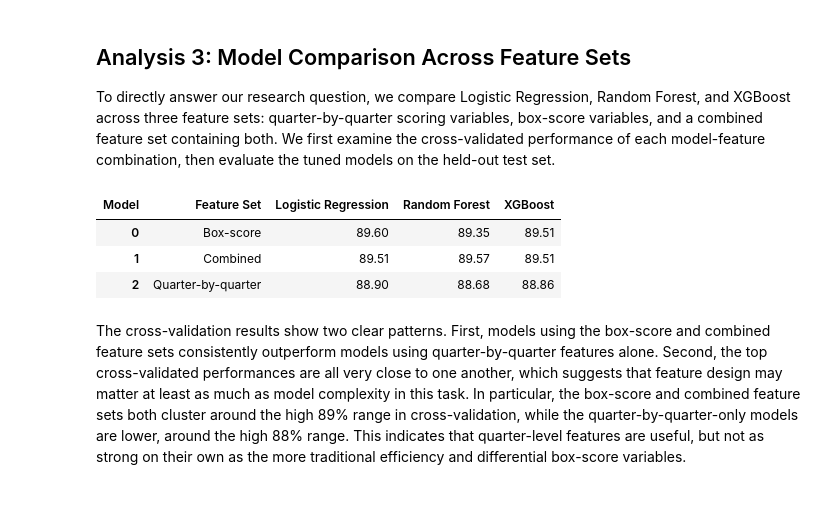
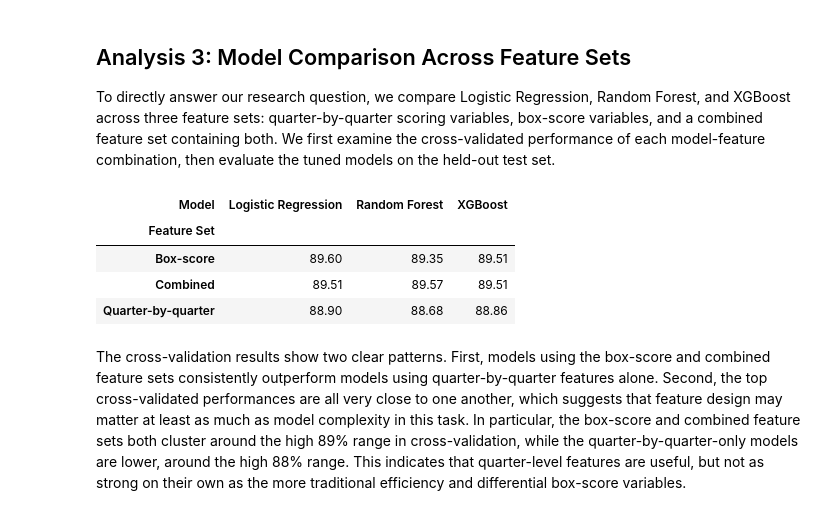
Before and after one commit to COGS108/Group064_WI26, a Jupyter notebook: 03-FinalProject.ipynb, the cells around one changed output. Drawn from its saved outputs; the diff is of its cells as text; code cells hidden in the pictures.

```diff
--- a/03-FinalProject.ipynb
+++ b/03-FinalProject.ipynb
@@ -1100,13 +1100,22 @@ Overall, Quarter-by-quarter scoring variables clearly matter, but they seem to w
 ## Analysis 3: Model Comparison Across Feature Sets
 
 To directly answer our research question, we compare Logistic Regression, Random Forest, and XGBoost across three feature sets: quarter-by-quarter scoring variables, box-score variables, and a combined feature set containing both. We first examine the cross-validated performance of each model-feature combination, then evaluate the tuned models on the held-out test set.
-# %%
-cv_results_table_pct
-# %% [output]
-| Model | Feature Set | Logistic Regression | Random Forest | XGBoost |
-| 0 | Box-score | 89.60 | 89.35 | 89.51 |
-| 1 | Combined | 89.51 | 89.57 | 89.51 |
-| 2 | Quarter-by-quarter | 88.90 | 88.68 | 88.86 |
+# %%
+cv_results_table_pct = cv_results_df.pivot(
+    index='Feature Set',
+    columns='Model',
+    values='Best CV Accuracy'
+).multiply(100).round(2)
+
+test_results_pct = test_results_df.copy()
+test_results_pct['Test Accuracy'] = (test_results_pct['Test Accuracy'] * 100).round(2)
+display(cv_results_table_pct)
+# %% [output]
+| Model | Logistic Regression | Random Forest | XGBoost |
+| Feature Set |  |  |  |
+| Box-score | 89.60 | 89.35 | 89.51 |
+| Combined | 89.51 | 89.57 | 89.51 |
+| Quarter-by-quarter | 88.90 | 88.68 | 88.86 |
 # %% [markdown]
 The cross-validation results show two clear patterns. First, models using the box-score and combined feature sets consistently outperform models using quarter-by-quarter features alone. Second, the top cross-validated performances are all very close to one another, which suggests that feature design may matter at least as much as model complexity in this task. In particular, the box-score and combined feature sets both cluster around the high 89% range in cross-validation, while the quarter-by-quarter-only models are lower, around the high 88% range. This indicates that quarter-level features are useful, but not as strong on their own as the more traditional efficiency and differential box-score variables.
 # %%
```
Also changed, not shown: parts of 1 cell of this notebook.
